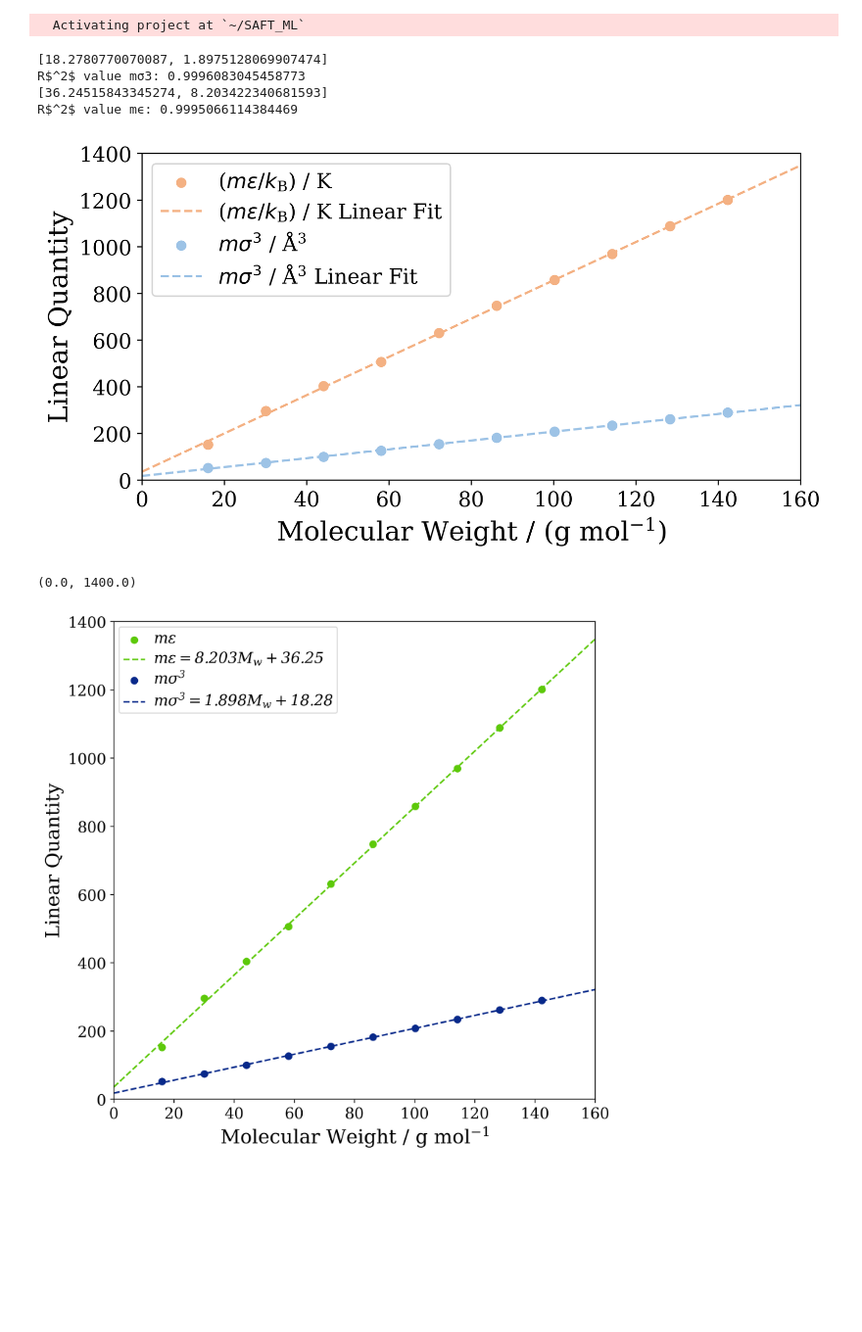
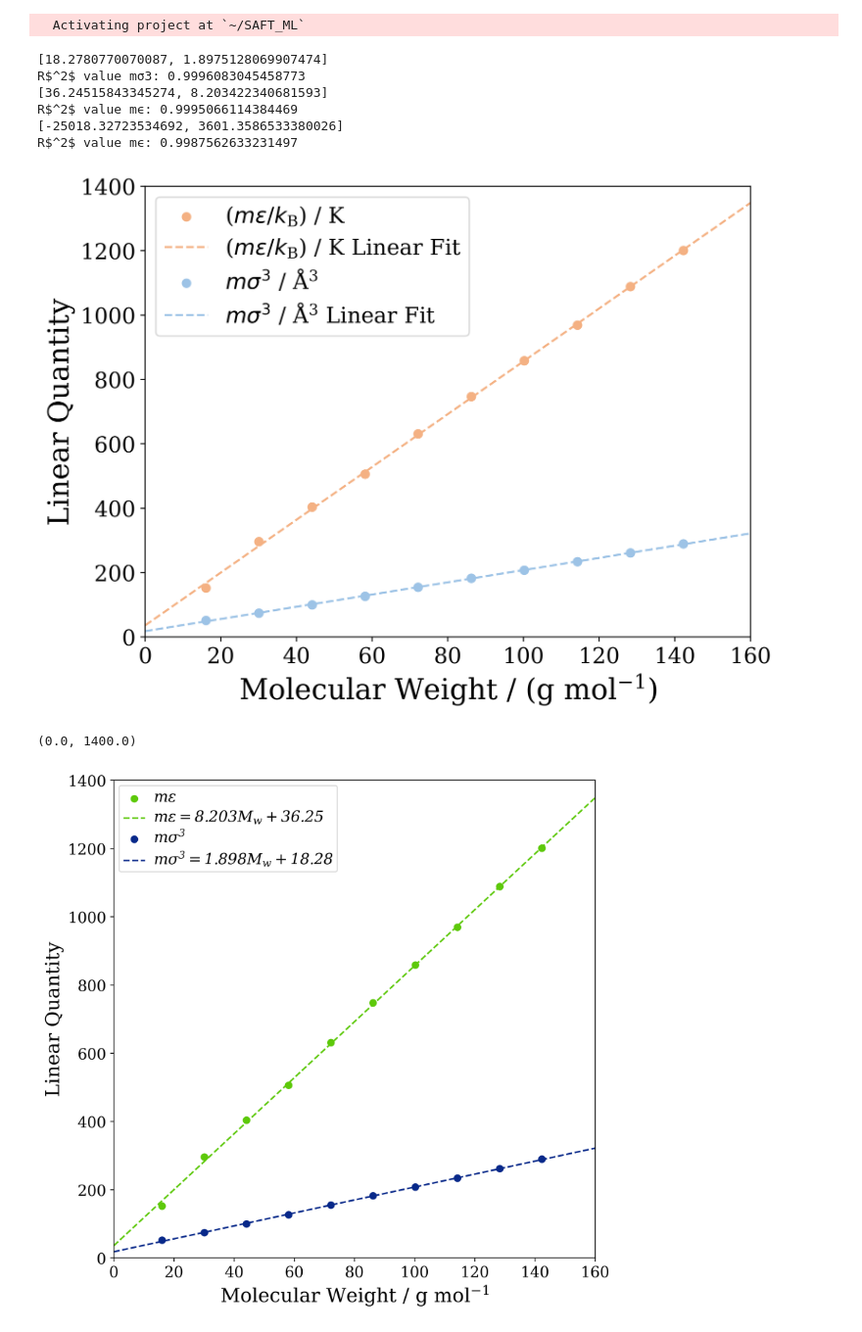
Before and after one commit to lucpaoli/SAFT_ML, a Jupyter notebook: saftvrmie_params/validation_data_open_and_analysis.ipynb, the cells around one changed output. Shown at 98% size. Saved outputs shown, nothing was run; the diff lists cells and outputs as text; code cells hidden in the pictures; blank space fills up the shorter version.

Commit message:
updated plotting

```diff
--- a/saftvrmie_params/validation_data_open_and_analysis.ipynb
+++ b/saftvrmie_params/validation_data_open_and_analysis.ipynb
@@ -65,6 +67,7 @@ end
 
 m_sigmacubed = []
 m_epsilon = []
+m_vdwas = []
 
 ideal_Mw = collect(range(0,200))
 linear_alkanes_Mw = validation_data_saft_vr_mie_linear_alkanes.Mw
@@ -77,18 +80,28 @@ for (a, b) in zip(validation_data_saft_vr_mie_linear_alkanes.segment, validation
     push!(m_epsilon, a*b)
 end
 
+for (m, σ, ϵ, λ_r, λ_a, ) in zip(validation_data_saft_vr_mie_linear_alkanes.segment, validation_data_saft_vr_mie_linear_alkanes.sigma, validation_data_saft_vr_mie_linear_alkanes.epsilon, validation_data_saft_vr_mie_linear_alkanes.lambda_r, validation_data_saft_vr_mie_linear_alkanes.lambda_a)
+    vdw_a = -2*pi * ((λ_r/(λ_r - λ_a))*(λ_r/λ_a)^(λ_a/(λ_r-λ_a))) * (ϵ * σ^3 * m * (1/(λ_r - 3) - 1/(λ_a-3)))
+
+    push!(m_vdwas, vdw_a)
+end
+
+lin_fit_coeff_mvdwa = coef(lm(@formula(m_vdwas ~ linear_alkanes_Mw), DataFrame(linear_alkanes_Mw = Float64.(linear_alkanes_Mw),m_vdwas = Float64.(m_vdwas))))
 lin_fit_coeff_mσ3 = coef(lm(@formula(m_sigmacubed ~ linear_alkanes_Mw), DataFrame(linear_alkanes_Mw = Float64.(linear_alkanes_Mw),m_sigmacubed = Float64.(m_sigmacubed))))
 lin_fit_coeff_mϵ = coef(lm(@formula(m_epsilon ~ linear_alkanes_Mw), DataFrame(linear_alkanes_Mw = Float64.(linear_alkanes_Mw),m_epsilon = Float64.(m_epsilon))));
 
+ideal_mvdwa = [lin_fit_coeff_mvdwa[1] + lin_fit_coeff_mvdwa[2]*i for i in ideal_Mw]
 ideal_mσ3 = [lin_fit_coeff_mσ3[1] + lin_fit_coeff_mσ3[2]*i for i in ideal_Mw]
 ideal_mϵ = [lin_fit_coeff_mϵ[1] + lin_fit_coeff_mϵ[2]*i for i in ideal_Mw]
 
+ideal_mvdwa_for_r2 = [lin_fit_coeff_mvdwa[1] + lin_fit_coeff_mvdwa[2]*i for i in linear_alkanes_Mw]
 ideal_mσ3_for_r2 = [lin_fit_coeff_mσ3[1] + lin_fit_coeff_mσ3[2]*i for i in linear_alkanes_Mw]
 ideal_mϵ_for_r2 = [lin_fit_coeff_mϵ[1] + lin_fit_coeff_mϵ[2]*i for i in linear_alkanes_Mw] ;
 
 # Compute R^2
 r2_mσ3 = r_squared(m_sigmacubed, ideal_mσ3_for_r2)
 r2_mϵ = r_squared(m_epsilon, ideal_mϵ_for_r2)
+r2_mvdwa = r_squared(m_vdwas, ideal_mvdwa_for_r2)
 
 # Display the result
 println(lin_fit_coeff_mσ3)
@@ -96,41 +109,44 @@ println("R\$^2\$ value mσ3: ", r2_mσ3)
 
 println(lin_fit_coeff_mϵ)
 println("R\$^2\$ value mϵ: ", r2_mϵ)
+
+println(lin_fit_coeff_mvdwa)
+println("R\$^2\$ value mϵ: ", r2_mvdwa)
 # %% [output]
 [18.2780770070087, 1.8975128069907474]
 R$^2$ value mσ3: 0.9996083045458773
 [36.24515843345274, 8.203422340681593]
 R$^2$ value mϵ: 0.9995066114384469
+[-25018.32723534692, 3601.3586533380026]
+R$^2$ value mϵ: 0.9987562633231497
 # %%
 using PyPlot
 
 matplotlib.font_manager[:findfont]("DejaVu Serif") !== nothing || PyCall.pyimport_conda("matplotlib", "matplotlib", "conda-forge")
-rc("font", family="DejaVu Serif",size=14)
+rc("font", family="DejaVu Serif",size=16)
 
-plt.figure(figsize=(8, 4), dpi=400)
+plt.figure(figsize=(8, 6), dpi=400)
 
 colour1 = "#F4B183"
 colour2 = "#9DC3E6"
 
 plt.scatter(linear_alkanes_Mw, m_epsilon, label="mε",color=colour1)
 plt.plot(ideal_Mw, ideal_mϵ,"--",color=colour1)
 plt.scatter(linear_alkanes_Mw, m_sigmacubed, label="mσ^3",color=colour2)
 plt.plot(ideal_Mw, ideal_mσ3,"--",color=colour2)
 
-plt.xlabel(L"Molecular Weight / (g mol$\mathregular{^{-1}}$)", fontsize=18, fontfamily="serif")
-plt.ylabel("Linear Quantity",fontsize = 18,font="serif")
+plt.xlabel(L"Molecular Weight / (g mol$\mathregular{^{-1}}$)", fontsize=21, fontfamily="serif")
+plt.ylabel("Linear Quantity",fontsize = 21,font="serif")
 plt.legend([L"($mε/k\mathregular{_B}$) / K",L"($mε/k\mathregular{_B}$) / K Linear Fit",
             L"$mσ^3$ / $\mathregular{Å^3}$",L"$mσ^3$ / $\mathregular{Å^3}$ Linear Fit"],loc="upper left")
-plt.xticks(fontsize=14, fontname="serif")
-plt.yticks(fontsize=14, fontname="serif")
 
 # plt.title("Linear Alkane SAFT-VR Mie Parameter Combinations",fontsize=14)
 plt.xlim(0,160)
 plt.ylim(0,1400);
 
 # plt.savefig("Linear_Quantities_SAFT_VR_Mie.svg")
 # %% [output]
-[figure, old version]
+[figure, new version]
 (0.0, 1400.0)
 # %%
 using PyPlot
```
Also changed, not shown: parts of 1 cell of this notebook, 7 other files.
